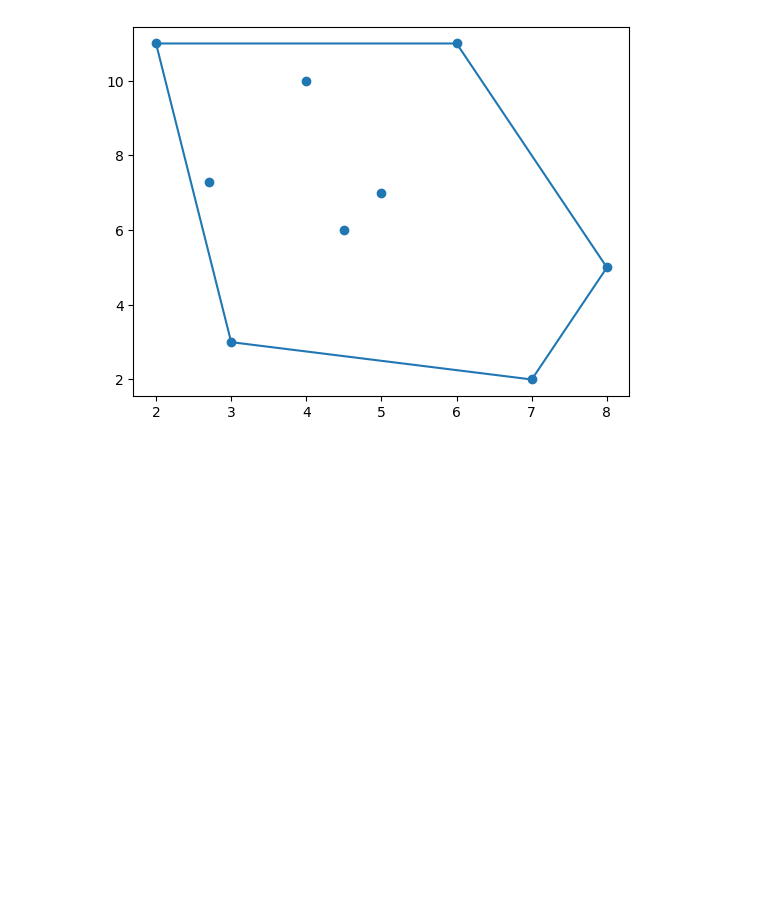
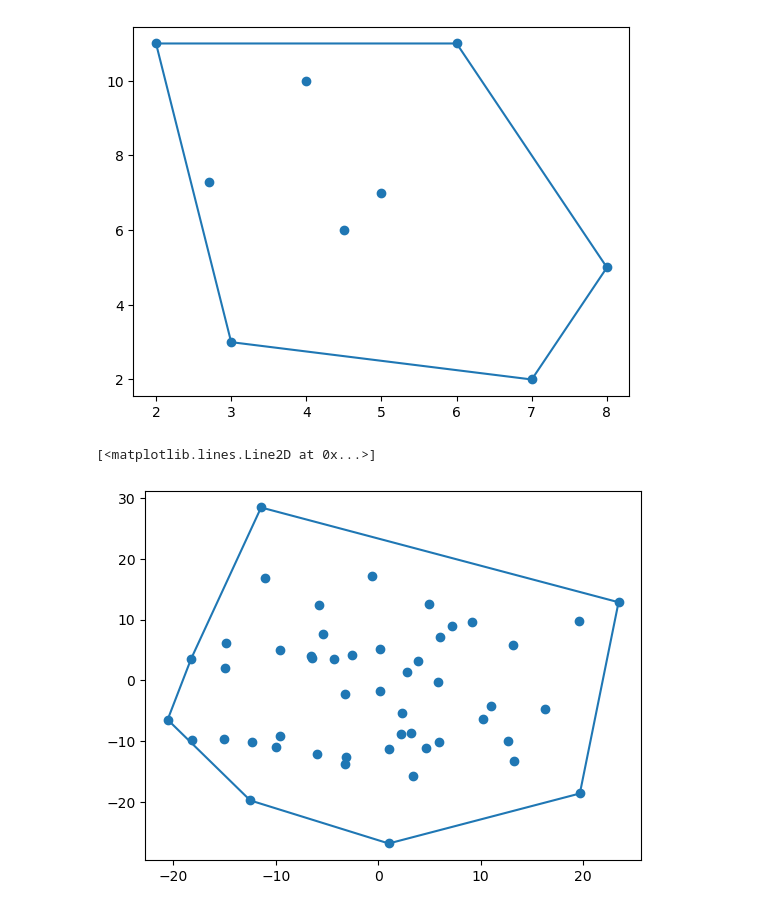
Before and after one commit to KauanMoraes/Computational-Geometry, a Jupyter notebook: Kauan - Graham Scan.ipynb, the cells around one changed output. Saved outputs shown, nothing was run; the diff lists cells and outputs as text; code cells hidden in the pictures; blank space fills up the shorter version.

```diff
--- a/Kauan - Graham Scan.ipynb
+++ b/Kauan - Graham Scan.ipynb
@@ -11,7 +11,7 @@ def casco_graham(lpontos):
     d={} # d[angulo]=indice do ponto
     for i,ponto in enumerate(lpontos):
         lin=ponto-p0
-        ang= np.arccos(np.dot(hor,lin)/np.linalg.norm(lin))
+        ang= np.arccos(np.clip(np.dot(hor,lin)/np.linalg.norm(lin),-1.0, 1.0)) # calcula o ângulo entre a linha horizontal e a linha p0-ponto
         angs.append(ang)
         d[ang]=i
     angs.sort(reverse=True)
@@ -22,10 +22,10 @@ def casco_graham(lpontos):
         u=len(casco)-1
         ult=casco[u]
         penult=casco[u-1]
-        penlin=penult-ult # linha ultimo p/ penultimo
+        penlin=ult-penult # linha penultimo p/ ultimo
         ponlin=ponto-ult # linha ultimo p/ ponto atual
         mods=np.linalg.norm(ponlin)*np.linalg.norm(penlin)
-        ang=np.arcsin(np.cross(ponlin,penlin)/mods) #ordem importa em cross
+        ang=np.arcsin(np.cross(penlin,ponlin)/mods) #ordem importa em cross
         while ang<0:  # enquanto o angulo formado for côncavo
             u-=1
             ult=casco[u]
@@ -36,7 +36,7 @@ def casco_graham(lpontos):
             ang=np.arcsin(np.cross(ponlin,penlin)/mods)
         for t in range(len(casco)-1,u,-1): casco.pop(t) #remove pontos que criariam ângulo côncavo
         casco.append(ponto)
-    casco+=[casco[0]]
+    casco+=[casco[0]] # para que contenha o ponto inicial
     return np.array(casco)
 # %%
 lpontos=[[2,11],[3,3],[4.5,6],[2.7,7.3],[5,7],[6,11],
@@ -49,3 +49,13 @@ plt.plot(c[0],c[1])
 # %% [output]
 [<matplotlib.lines.Line2D at 0x...>]
 [figure]
+# %%
+l0=(np.random.randn(50,2)*10).tolist()
+a0=np.array(l0)
+c0=casco_graham(l0)
+# %%
+plt.scatter(a0.T[0],a0.T[1])
+plt.plot(c0.T[0],c0.T[1])
+# %% [output]
+[<matplotlib.lines.Line2D at 0x...>]
+[figure, added]
```
Also changed, not shown: 2 other files.
